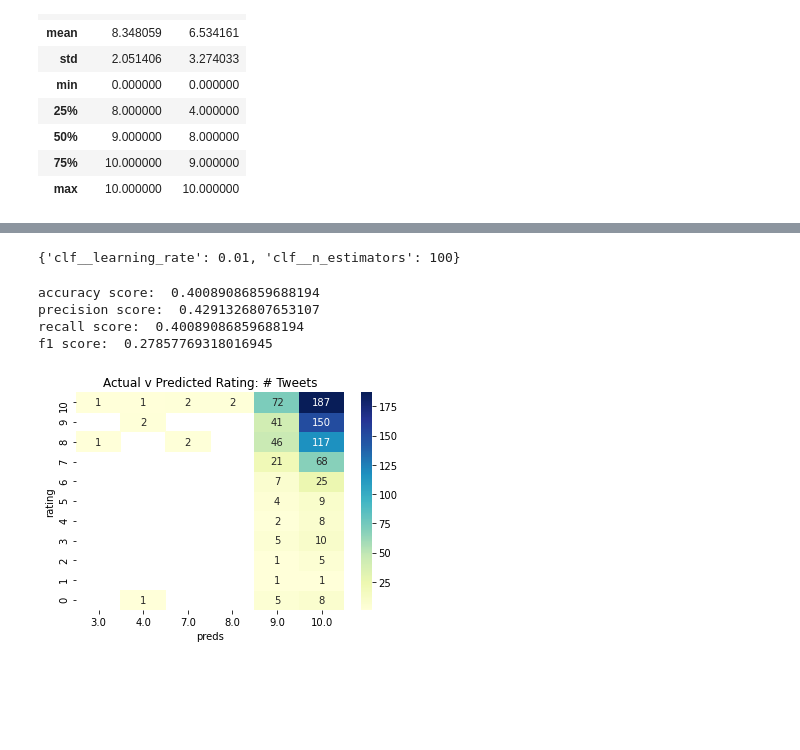
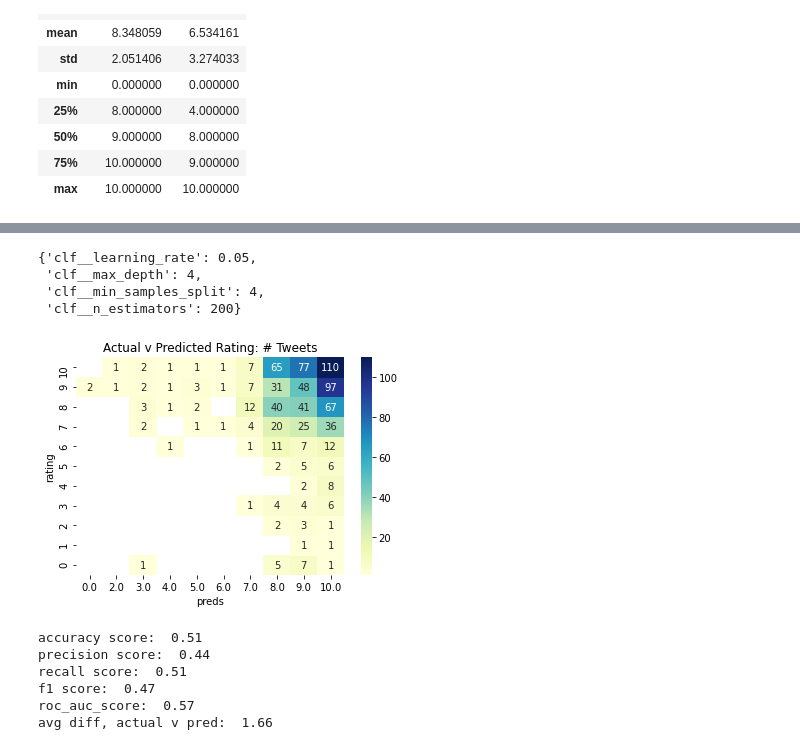
Before and after one commit to laurenmarar/RoomRater, a Jupyter notebook: RoomRater.ipynb, the cells around one changed output, grey strips where cells are left out. Drawn from its saved outputs; the diff is of its cells as text; code cells hidden in the pictures; blank space fills up the shorter version.

Commit message:
Results analysis

```diff
--- a/RoomRater.ipynb
+++ b/RoomRater.ipynb
@@ -550,7 +557,7 @@ def create_results_df(clean_df, y_pred):
     return pred_df
 # %%
 def view_heatmap(pred_df):
-    """Input pred_df return heatmap comparing actual with predicted ratings"""
+    """Input pred_df from create_results_df(), return heatmap comparing actual with predicted ratings"""
     sum_df = pd.DataFrame(pred_df[['rating','preds','tweet_id']].groupby(by=['rating', 'preds']).count()
                           .reset_index())
 
@@ -786,6 +809,6 @@ This classifier may help classify skewed data because it prioritizes incorrectly
 # %%
-def build_ada_model():
-    """Use Pipeline to transform text and build AdaBoost Classifier with parameters selected based on GridSearch"""
+def build_gb_model():
+    """Use Pipeline to build a Gradient Boosting Classifier with parameters selected based on GridSearch"""
     pipeline = Pipeline([
 
             ('text_pipeline', Pipeline([
@@ -793,13 +816,16 @@ def build_ada_model():
                 ('tfidf', TfidfTransformer())
         ])),
 
-        ('clf', AdaBoostClassifier(random_state=random_state))
+        ('clf', GradientBoostingClassifier(random_state=random_state))
     ])
 
     # After multiple runs with GridSerachCV, store best parameters in final model
     best_parameters = {
-        'clf__n_estimators': [50, 100, 200],
-        'clf__learning_rate': [.01, .1, 1]
+        'clf__n_estimators': [200],
+        'clf__min_samples_split': [4], #GridSearchCV chose 4 over 2
+        'clf__learning_rate': [.05], #GridSearchCV chose 0.05 over 0.1
+        'clf__max_depth':[2, 3, 4]
+
     }
 
     cv = GridSearchCV(pipeline, param_grid = best_parameters, verbose=3)
@@ -847,0 +834,2 @@ model_ada.get_params()
+# %%
+model_gb, X_test_gb, y_test_gb, y_pred_gb = apply_model(rated_clean, build_gb_model())
@@ -848,16 +853,21 @@ model_ada.get_params()
 # %%
-model_ada.best_params_
+model_gb.best_params_
 # %% [output]
-{'clf__learning_rate': 0.01, 'clf__n_estimators': 100}
+{'clf__learning_rate': 0.05,
+ 'clf__max_depth': 4,
+ 'clf__min_samples_split': 4,
+ 'clf__n_estimators': 200}
-# %%
-print_scores(y_test_ada, y_pred_ada)
-# %% [output]
-accuracy score:  0.40089086859688194
-precision score:  0.4291326807653107
-recall score:  0.40089086859688194
-f1 score:  0.27857769318016945
 # %%
-pred_df_ada = create_results_df(rated_clean, y_pred_ada)
-view_heatmap(pred_df_ada)
+pred_df_gb = create_results_df(rated_clean, y_pred_gb)
+view_heatmap(pred_df_gb)
 # %% [output]
-[figure, old version]
+[figure, new version]
+# %%
+print_scores(y_test_gb, y_pred_gb, pred_df_gb)
+# %% [output]
+accuracy score:  0.51
+precision score:  0.44
+recall score:  0.51
+f1 score:  0.47
+roc_auc_score:  0.57
+avg diff, actual v pred:  1.66
```
Also changed, not shown: parts of 73 cells of this notebook, 1 other file.
